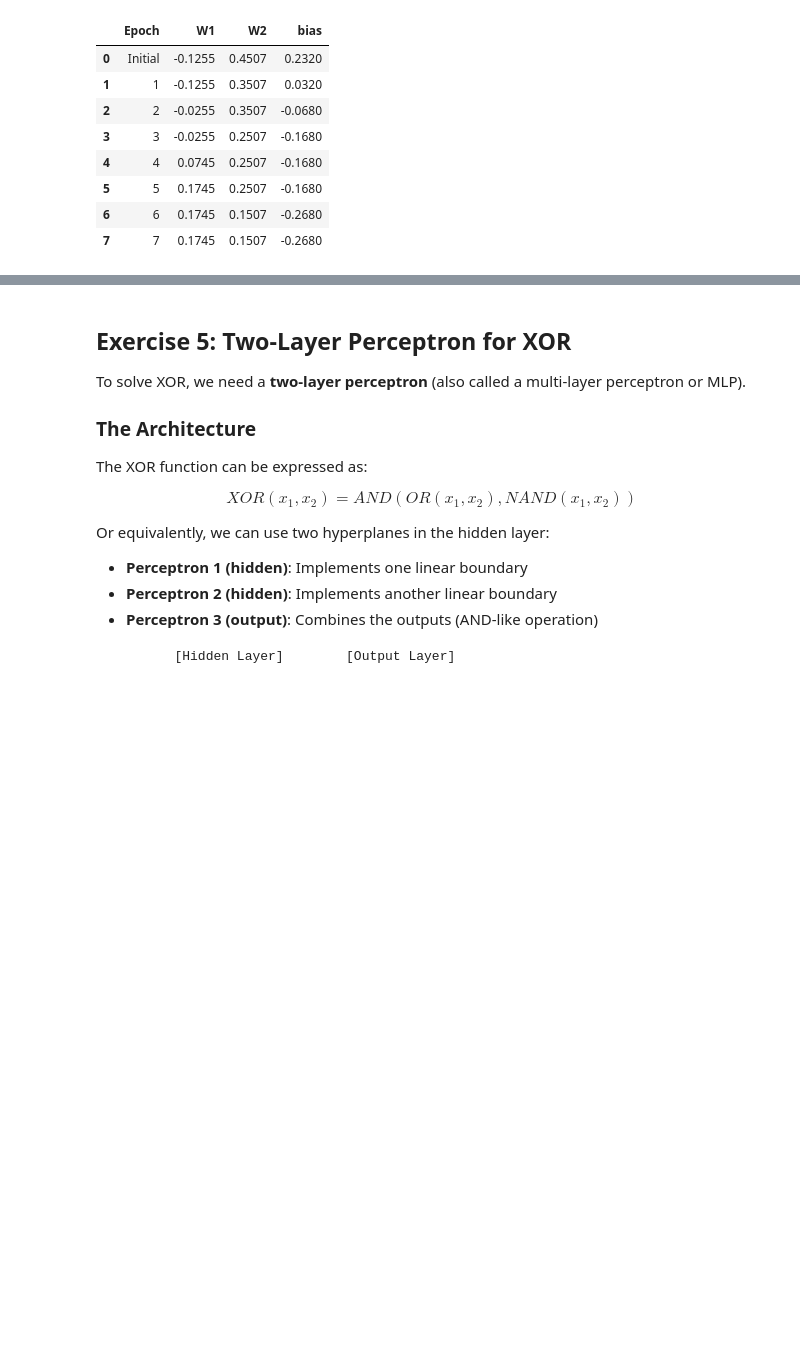
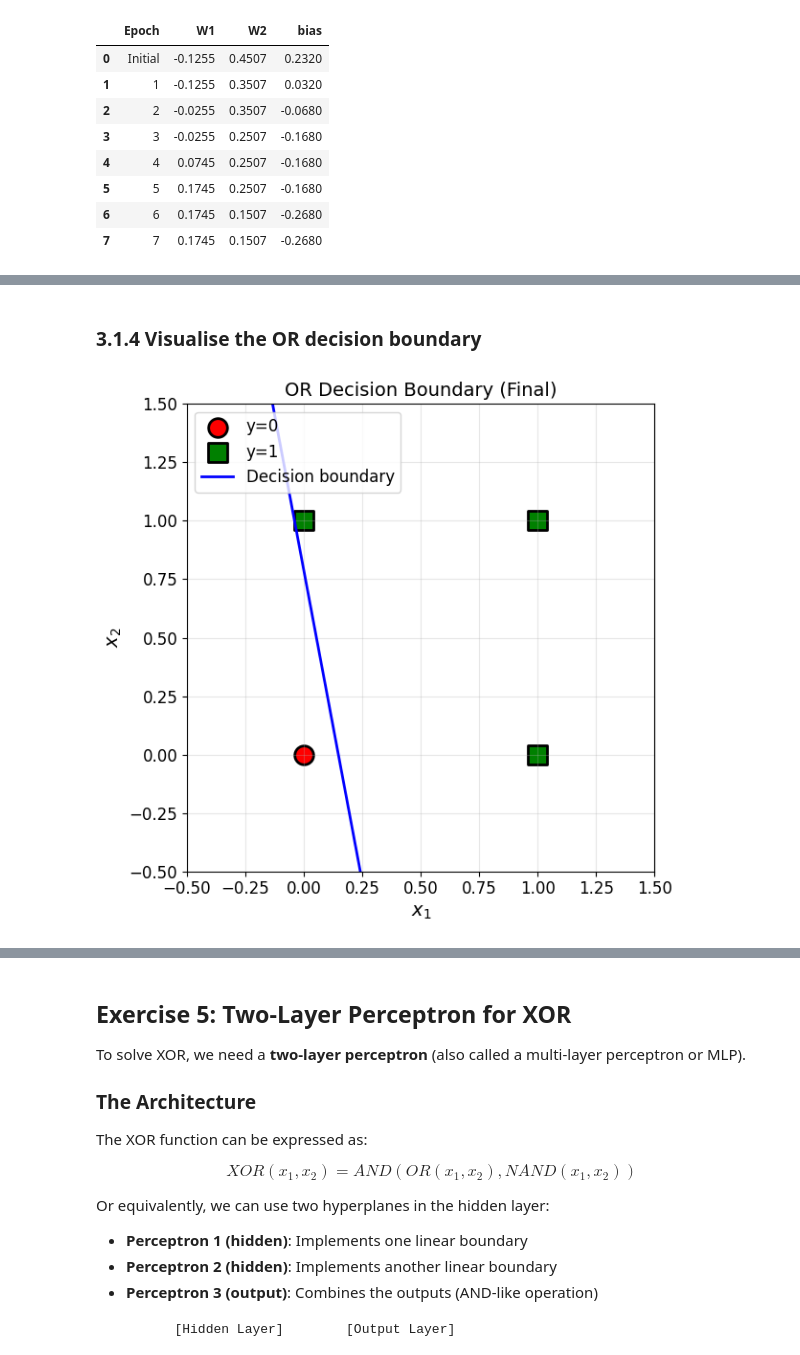
Before and after one commit to TiffanyYongNgikChee/ai-neural-network, a Jupyter notebook: lab1/lab1.ipynb, the cells around one changed output, grey strips where cells are left out. Cells and saved outputs as stored; diff of their text form; code cells hidden in the pictures; blank space fills up the shorter version.

Commit message:
finish exercise 3: Train the Perceptron

```diff
--- a/lab1/lab1.ipynb
+++ b/lab1/lab1.ipynb
@@ -467,0 +489,17 @@ AND - Weight History Table:
+# %%
+import numpy as np
+
+# Define training data for OR
+X_or = np.array([
+    [0, 0],
+    [0, 1],
+    [1, 0],
+    [1, 1]
+])
+
+y_or = np.array([0, 1, 1, 1])
+
+print("OR Training Data:")
+print("X:")
+print(X_or)
+print("y:", y_or)
@@ -467,0 +516,9 @@ AND - Weight History Table:
+# %%
+# Train a new perceptron for OR
+perceptron_or = Perceptron(n_inputs=2, learning_rate=0.1)
+
+print("Initial weights:", perceptron_or.weights)
+print("Initial bias:", perceptron_or.bias)
+print("\nTraining...\n")
+
+history_or = perceptron_or.train(X_or, y_or, epochs=10)
@@ -467,0 +562,9 @@ AND - Weight History Table:
+# %% [markdown]
+### 3.1.4 Visualise the OR decision boundary
+# %%
+plot_decision_boundary(X_or, y_or, perceptron_or.weights, perceptron_or.bias,
+                       "OR Decision Boundary (Final)")
+plt.tight_layout()
+plt.show()
+# %% [output]
+[figure, added]
```
Also changed, not shown: parts of 10 cells of this notebook.
